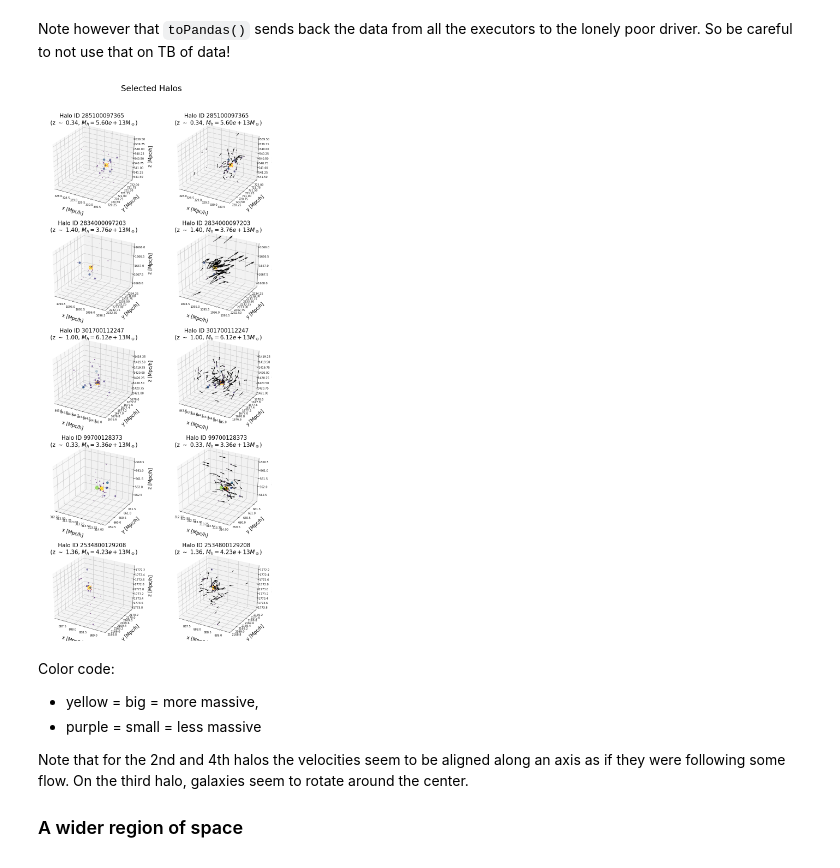
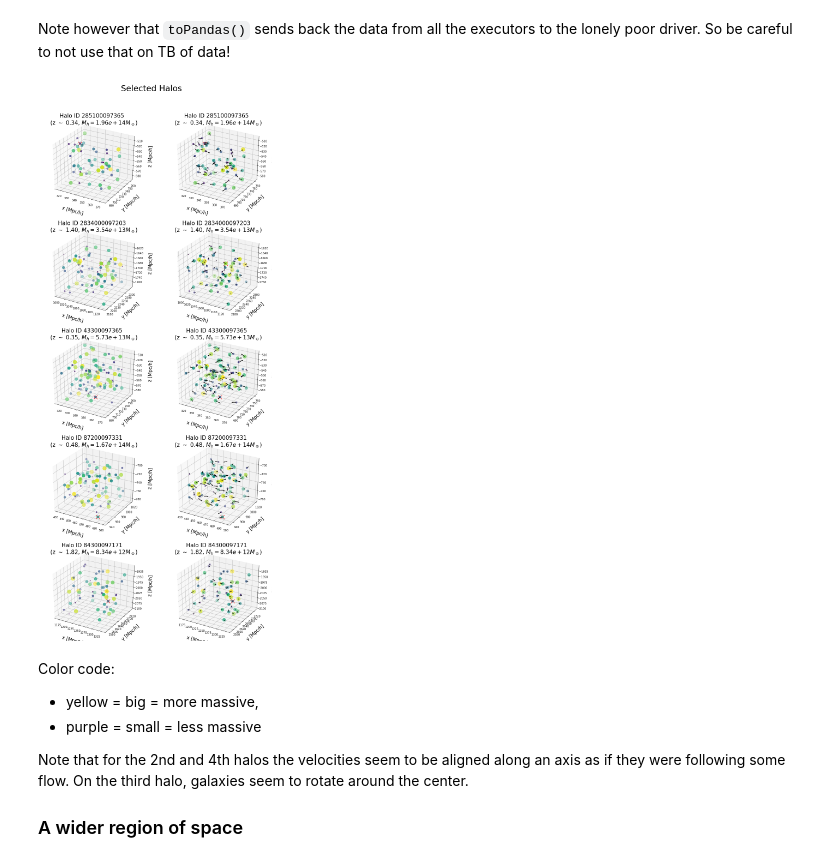
Before and after one commit to JulienPeloton/spark_at_nersc, a Jupyter notebook: notebooks/cosmological_spark.ipynb, the cells around one changed output. Drawn from its saved outputs; the diff is of its cells as text; code cells hidden in the pictures.

```diff
--- a/notebooks/cosmological_spark.ipynb
+++ b/notebooks/cosmological_spark.ipynb
@@ -294,13 +297,13 @@ Let's now focus on some selected galaxy clusters. We will select 5 rich ones ($n
 # %%
 # We reject synthetic halos - see for example discussion in
 # https://github.com/LSSTDESC/cosmodc2/issues/82
-df_halo = df.filter("halo_id > 0")
+df_halo = df.filter("halo_id_mock > 0")
 
 # Group by halo_id, and count members
-df_halo_grouped = df_halo.groupBy("halo_id").count().filter("count > 50")
+df_halo_grouped = df_halo.groupBy("halo_id_mock").count().filter("count > 50")
 df_halo_grouped.show(5)
 
 # Take the 5 first
-halos = df_halo_grouped.select("halo_id").take(5)
+halos = df_halo_grouped.select("halo_id_mock").take(5)
 # %% [output]
 +-------------+-----+
@@ -317,19 +320,22 @@ only showing top 5 rows
 We will collect halos data into Pandas DataFrame. Why using Pandas? to show that you can go from Spark world to Pandas world easily (and also for fun):
 # %%
 # Select position, velocity, stellar mass and redshift
-cols_3d = ["position_x", "position_y", "position_z", "velocity_x", "velocity_y", "velocity_z"]
-cols = cols_3d + ["stellar_mass", "halo_mass", "redshift"]
+cols_3d = [
+    "position_x_mock", "position_y_mock", "position_z_mock",
+    "velocity_x_mock", "velocity_y_mock", "velocity_z_mock"
+]
+cols = cols_3d + ["stellar_mass_mock", "halo_mass_mock", "redshift_mock"]
 pandas_dfs = []
 for halo in halos:
     # Keep only members of the halo
     halo_id = np.array(halo)[0]
-    df_members = df_halo.filter("halo_id == {}".format(halo_id)).select(cols)
+    df_members = df_halo.filter("halo_id_mock == {}".format(halo_id)).select(cols)
 
     # Halo members
     pandas_df = df_members.toPandas()
 
     # Central galaxy
-    pandas_df_center = df_members.filter("is_central == True").toPandas()
+    pandas_df_center = df_members.filter("is_central_mock == True").toPandas()
 
     pandas_dfs.append([pandas_df, pandas_df_center])
 # %% [markdown]
@@ -345,57 +351,57 @@ for index, halo, pdfs in zip(range(len(halos)), halos, pandas_dfs):
 
     # First plot column: position of members, color coded with stellar mass
     ax = fig.add_subplot(5, 2, 2*index + 1, projection='3d')
-    mass_scale = pdfs[0].stellar_mass / pdfs[0].stellar_mass.max() * 200
+    mass_scale = pdfs[0].stellar_mass_mock / pdfs[0].stellar_mass_mock.max() * 200
     halo_id = np.array(halo)[0]
-    zmean = pdfs[1].redshift.mean()
-    halo_mass = pdfs[1].halo_mass.mean()
+    zmean = pdfs[1].redshift_mock.mean()
+    halo_mass = pdfs[1].halo_mass_mock.mean()
 
     ax.scatter(
-        pdfs[0].position_x,
-        pdfs[0].position_y,
-        pdfs[0].position_z, s=mass_scale, c=mass_scale)
+        pdfs[0].position_x_mock,
+        pdfs[0].position_y_mock,
+        pdfs[0].position_z_mock, s=mass_scale, c=mass_scale)
     ax.scatter(
-        pdfs[1].position_x,
-        pdfs[1].position_y,
-        pdfs[1].position_z,
+        pdfs[1].position_x_mock,
+        pdfs[1].position_y_mock,
+        pdfs[1].position_z_mock,
         s=200, color="red", marker="x")
     ax.set_title(
         'Halo ID {} \n (z $\sim$ {:.2f}, $M_h = {:.2e} M_\odot$)'.format(
             halo_id, zmean, halo_mass))
     ax.set_xlabel(r'x [Mpc/h]', labelpad=20)
     ax.set_ylabel(r'y [Mpc/h]', labelpad=20)
     ax.set_zlabel(r'z [Mpc/h]', labelpad=20)
     ax.tick_params(axis='both', labelsize=10)
 
     # Second plot column: position of members + 3D velocity,
     # color coded with stellar mass.
     ax = fig.add_subplot(5, 2, 2*index + 2, projection='3d')
     ax.scatter(
-        pdfs[0].position_x,
-        pdfs[0].position_y,
-        pdfs[0].position_z, s=mass_scale, c=mass_scale)
+        pdfs[0].position_x_mock,
+        pdfs[0].position_y_mock,
+        pdfs[0].position_z_mock, s=mass_scale, c=mass_scale)
     q = ax.quiver(
-        pdfs[0].position_x,
-        pdfs[0].position_y,
-        pdfs[0].position_z,
-        pdfs[0].velocity_x,
-        pdfs[0].velocity_y,
-        pdfs[0].velocity_z, length=0.0002, color='k')
+        pdfs[0].position_x_mock,
+        pdfs[0].position_y_mock,
+        pdfs[0].position_z_mock,
+        pdfs[0].velocity_x_mock,
+        pdfs[0].velocity_y_mock,
+        pdfs[0].velocity_z_mock, length=0.002, color='k')
     ax.scatter(
-        pdfs[1].position_x,
-        pdfs[1].position_y,
-        pdfs[1].position_z,
+        pdfs[1].position_x_mock,
+        pdfs[1].position_y_mock,
+        pdfs[1].position_z_mock,
         s=200, color="red", marker="x")
     ax.set_title(
         'Halo ID {} \n (z $\sim$ {:.2f}, $M_h = {:.2e} M_\odot$)'.format(
             halo_id, zmean, halo_mass))
     ax.set_xlabel(r'x [Mpc/h]', labelpad=20)
     ax.set_ylabel(r'y [Mpc/h]', labelpad=20)
     ax.set_zlabel(r'z [Mpc/h]', labelpad=20)
     ax.tick_params(axis='both', labelsize=10)
 plt.show()
 # %% [output]
-[figure, old version]
+[figure, new version]
 # %% [markdown]
 Color code:
 - yellow = big = more massive,
```
Also changed, not shown: parts of 27 cells of this notebook.
